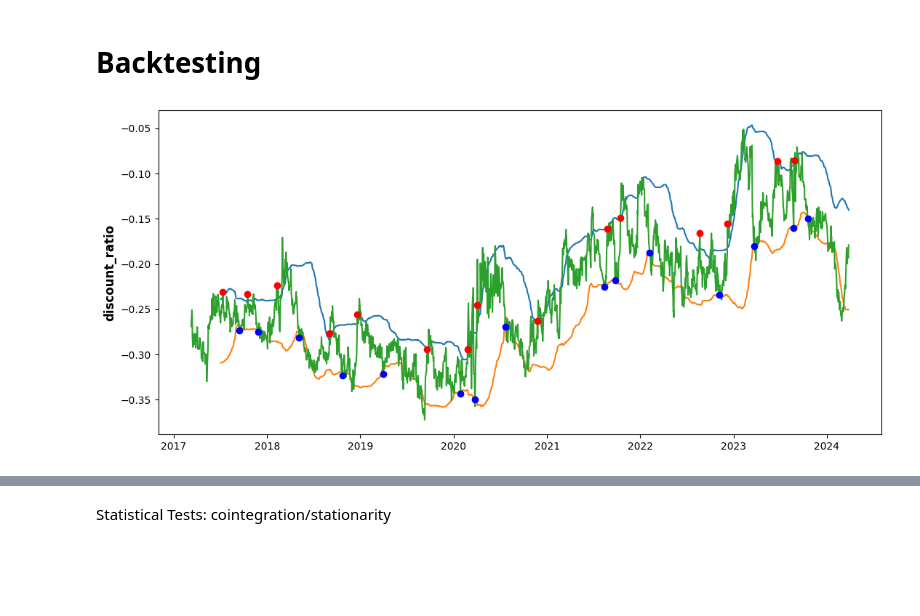
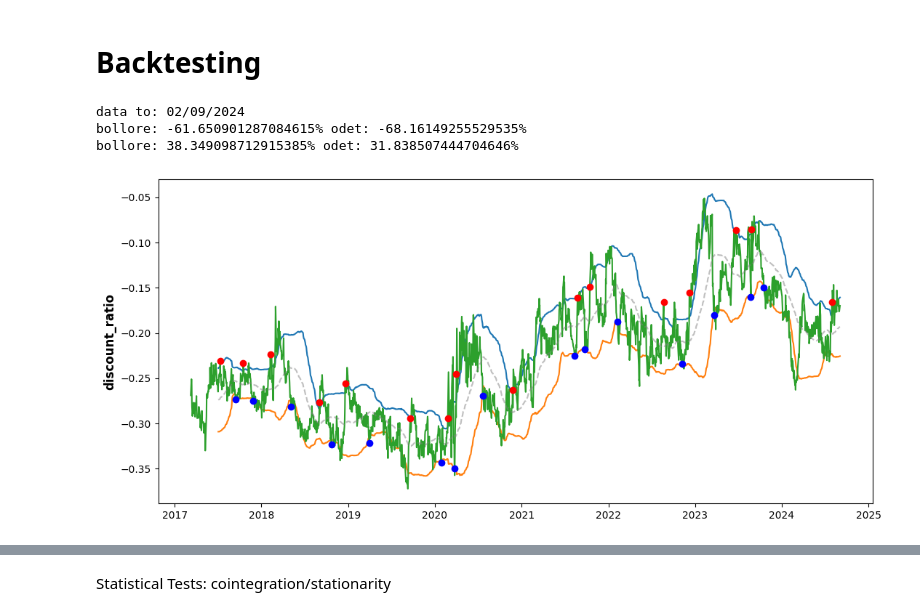
Before and after one commit to DrGodfrey/data-analysis-bollore-odet-group-LOCAL, a Jupyter notebook: valuation-bollore-odet.ipynb, the cells around one changed output, grey strips where cells are left out. Saved outputs shown, nothing was run; the diff lists cells and outputs as text; code cells hidden in the pictures; blank space fills up the shorter version.

```diff
--- a/valuation-bollore-odet.ipynb
+++ b/valuation-bollore-odet.ipynb
@@ -30,7 +30,7 @@ import request_data_av_with_mongodb
 def load_timeseries_as_df(ticker="BOL_PA", start_date='2021-09-21', use_mongodb=True):
     if use_mongodb:
         # Check data & update if necessary
-        request_data_av_with_mongodb.main()
+        request_data_av_with_mongodb.main(maximum_stock_quote_age=43200)
         # Read data from database
         data = collection.find_one({'_id': f'{ticker}.json'})["data"]
     else:
@@ -265,8 +265,7 @@ def main_function(bollore_shareprice, umg_shareprice, odet_shareprice, vivindi_s
     odet.asign_asset(asset=umg, is_company_object=True, ownership_fraction=0.0033)
     bollore.asign_asset(asset=vivendi, is_company_object=True, ownership_fraction=0.29)
     odet.asign_asset(asset=vivendi, is_company_object=True, ownership_fraction=0.005)
-    bollore.asign_asset('Cash', (1.415*10**9)) #source - 'liquidity'
-    bollore.asign_asset('Expected proceeds from sale of Bolloré logistics', 4.65*10**9) # 4.65B euros, prior to net cash/debt
+    bollore.asign_asset('Cash', (6.035*10**9)) #as of june 30th. Source: First half 2024 results (presentation of account)
 
     bollore_odet_group = CircularOwnership(company_1=bollore, company_1_outside_ownership=0.292, company_2=odet, company_2_outside_ownership=0.16)
 
@@ -937,26 +936,34 @@ main_df["mean_ma"] = y_ma
 main_df[f"upper_{weighting}_std_bound_ma"] = y_sell
 main_df[f"lower_{weighting}_std_bound_ma"] = y_buy
 # %%
-
+# check what data is being used
+print(f'data to: {main_df.index[-1].strftime('%d/%m/%Y')}') # Format the date as DD/MM/YYYY
 
 plt.figure(figsize=(11, 5))
 sns.lineplot(data=y_sell)
 sns.lineplot(data=y_buy)
 sns.lineplot(data=main_df["discount_ratio"])
+sns.lineplot(data=y_ma, linestyle='--', color='grey', alpha=0.5)
 
 owned = "null"
 for i in range(1, len(main_df)):
     if (main_df["discount_ratio"].iloc[i] >= main_df[f"upper_{weighting}_std_bound_ma"].iloc[i-1] and
         main_df["discount_ratio"].iloc[i-1] < main_df[f"upper_{weighting}_std_bound_ma"].iloc[i] and
         owned != "bol"):
         plt.scatter(main_df.index[i], main_df["discount_ratio"].iloc[i], color='red', zorder=5)
         owned = "bol"
     elif (main_df["discount_ratio"].iloc[i] <= main_df[f"lower_{weighting}_std_bound_ma"].iloc[i-1] and
           main_df["discount_ratio"].iloc[i-1] > main_df[f"lower_{weighting}_std_bound_ma"].iloc[i] and
           owned != "odet"):
         plt.scatter(main_df.index[i], main_df["discount_ratio"].iloc[i], color='blue', zorder=5)
         owned = "odet"
 
 backtest_df = main_df.dropna()
+
+print(f'bollore: {100*main_df["discount_bol"].iloc[-1]}% odet: {100*main_df["discount_odet"].iloc[-1]}%')
+print(f'bollore: {100 + 100*main_df["discount_bol"].iloc[-1]}% odet: {100 + 100*main_df["discount_odet"].iloc[-1]}%')
 # %% [output]
+data to: 02/09/2024
+bollore: -61.650901287084615% odet: -68.16149255529535%
+bollore: 38.349098712915385% odet: 31.838507444704646%
-[figure, old version]
+[figure, new version]
```
Also changed, not shown: parts of 23 cells of this notebook, 3 other files.
